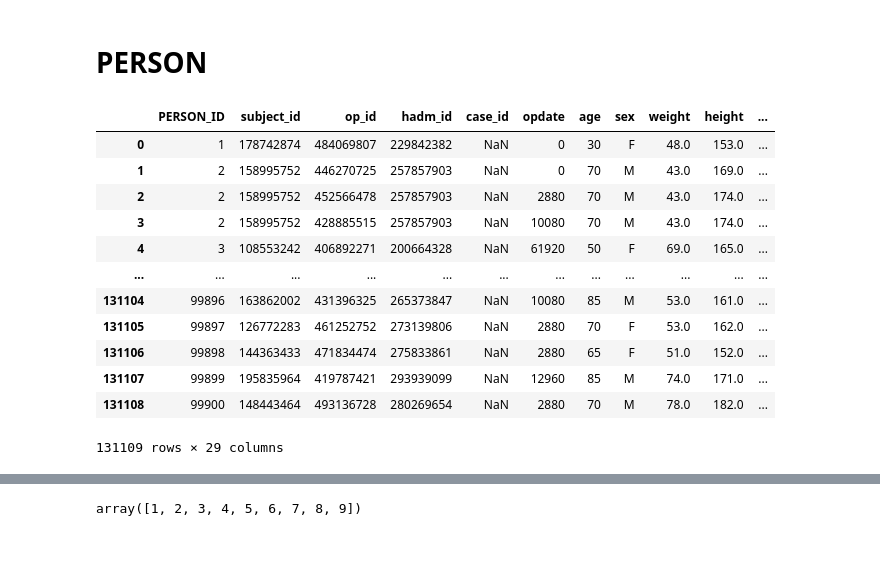
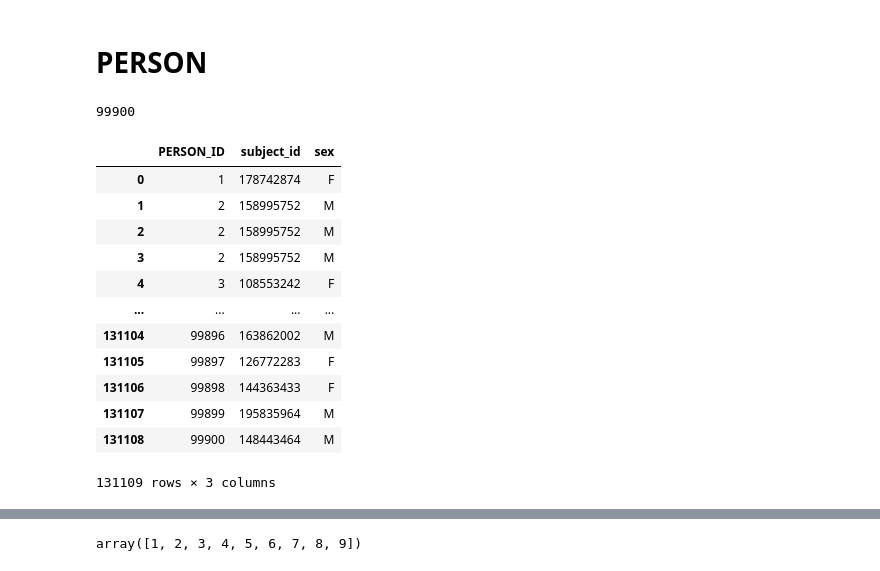
Before and after one commit to Hyeonsik/INSPIRE_TO_CDM, a Jupyter notebook: Clinical_Data_Tables.ipynb, the cells around one changed output, grey strips where cells are left out. Cells and saved outputs as stored; diff of their text form; code cells hidden in the pictures.

```diff
--- a/Clinical_Data_Tables.ipynb
+++ b/Clinical_Data_Tables.ipynb
@@ -141,23 +141,30 @@ for _, row in tqdm(df_op.iterrows(), total = df_op.shape[0]):
 
 # Save the results
 df_person.to_csv('INSPIRE_ETL/INSPIRE_PERSON.csv')
+# %%
+len(unique_ids)
+# %% [output]
+99900
 # %%
 # Find unique subject IDs in df_op that are not already in df_person
 unique_ids = df_op['subject_id'].unique()
 df_person = pd.DataFrame({'PERSON_ID':np.arange(1, len(unique_ids) + 1), 'subject_id': unique_ids})
 
-df_person.merge(df_op, on='subject_id')
+
+
+df_person = df_person.merge(df_op[['subject_id', 'sex']], on='subject_id')
+df_person
 # %% [output]
-|  | PERSON_ID | subject_id | op_id | hadm_id | case_id | opdate | age | sex | weight | height | ... |
-| 0 | 1 | 178742874 | 484069807 | 229842382 | NaN | 0 | 30 | F | 48.0 | 153.0 | ... |
-| 1 | 2 | 158995752 | 446270725 | 257857903 | NaN | 0 | 70 | M | 43.0 | 169.0 | ... |
-| 2 | 2 | 158995752 | 452566478 | 257857903 | NaN | 2880 | 70 | M | 43.0 | 174.0 | ... |
-| 3 | 2 | 158995752 | 428885515 | 257857903 | NaN | 10080 | 70 | M | 43.0 | 174.0 | ... |
-| 4 | 3 | 108553242 | 406892271 | 200664328 | NaN | 61920 | 50 | F | 69.0 | 165.0 | ... |
-| ... | ... | ... | ... | ... | ... | ... | ... | ... | ... | ... | ... |
-| 131104 | 99896 | 163862002 | 431396325 | 265373847 | NaN | 10080 | 85 | M | 53.0 | 161.0 | ... |
-| 131105 | 99897 | 126772283 | 461252752 | 273139806 | NaN | 2880 | 70 | F | 53.0 | 162.0 | ... |
-| 131106 | 99898 | 144363433 | 471834474 | 275833861 | NaN | 2880 | 65 | F | 51.0 | 152.0 | ... |
-| 131107 | 99899 | 195835964 | 419787421 | 293939099 | NaN | 12960 | 85 | M | 74.0 | 171.0 | ... |
-| 131108 | 99900 | 148443464 | 493136728 | 280269654 | NaN | 2880 | 70 | M | 78.0 | 182.0 | ... |
+|  | PERSON_ID | subject_id | sex |
+| 0 | 1 | 178742874 | F |
+| 1 | 2 | 158995752 | M |
+| 2 | 2 | 158995752 | M |
+| 3 | 2 | 158995752 | M |
+| 4 | 3 | 108553242 | F |
+| ... | ... | ... | ... |
+| 131104 | 99896 | 163862002 | M |
+| 131105 | 99897 | 126772283 | F |
+| 131106 | 99898 | 144363433 | F |
+| 131107 | 99899 | 195835964 | M |
+| 131108 | 99900 | 148443464 | M |
-131109 rows × 29 columns
+131109 rows × 3 columns
```
Also changed, not shown: parts of 1 cell of this notebook, 1 other file.
